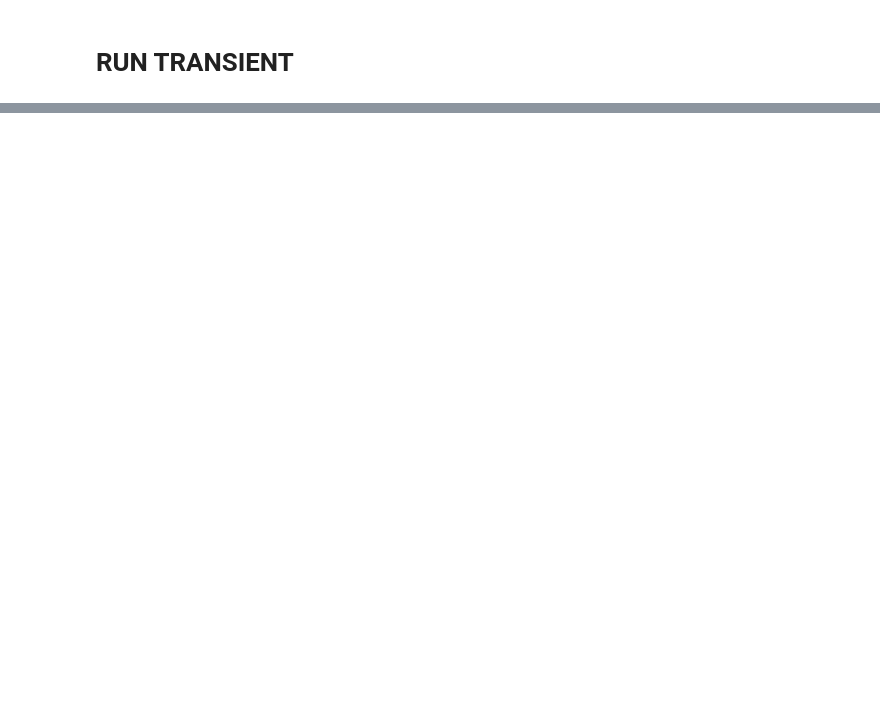
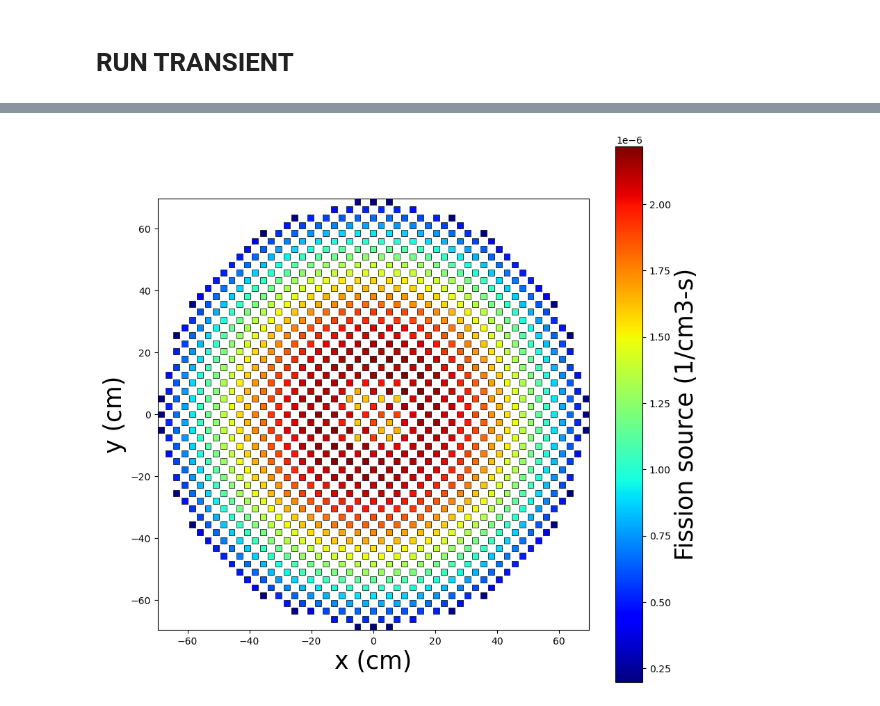
Before and after one commit to jfaulkner31/mothman, a Jupyter notebook: openmc_tallies_startup.ipynb, the cells around one changed output, grey strips where cells are left out. Drawn from its saved outputs; the diff is of its cells as text; code cells hidden in the pictures; blank space fills up the shorter version.

```diff
--- a/openmc_tallies_startup.ipynb
+++ b/openmc_tallies_startup.ipynb
@@ -752,7 +855,9 @@ ch.plot_map(var='entry_loss', zNode=49, figsize=(8,8), radius=1, cmap_label='tem
 # %%
-ch.plot_map(var='int_fission_src', zNode=0, figsize=(2,2), radius=1, cmap_label='default',
-            cmap_fontsize=15, cmap_name='jet', cmap_minmax='default',
+ch.plot_map(var='fission_src', zNode=25, figsize=(10,10), radius=1, cmap_label='default',
+            cmap_fontsize=25, cmap_name='jet', cmap_minmax='default',
             y_label='y (cm)', x_label='x (cm)')
+# %% [output]
+[figure, added]
 # %%
 plt.figure(figsize=(2,2))
 plt.pcolormesh(xgrid, ygrid, F[24,:,:])
```
Also changed, not shown: parts of 29 cells of this notebook, 27 other files.
